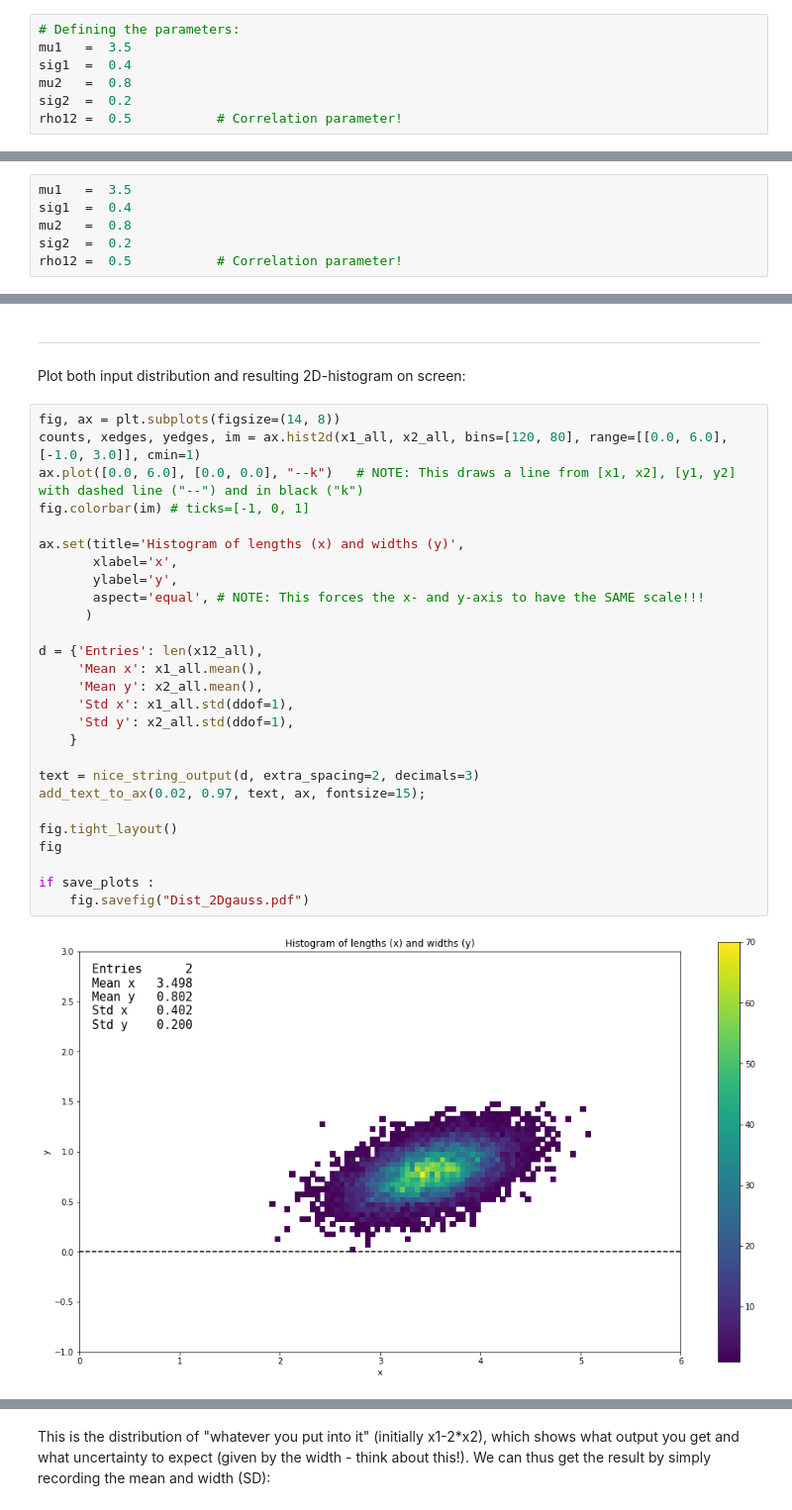
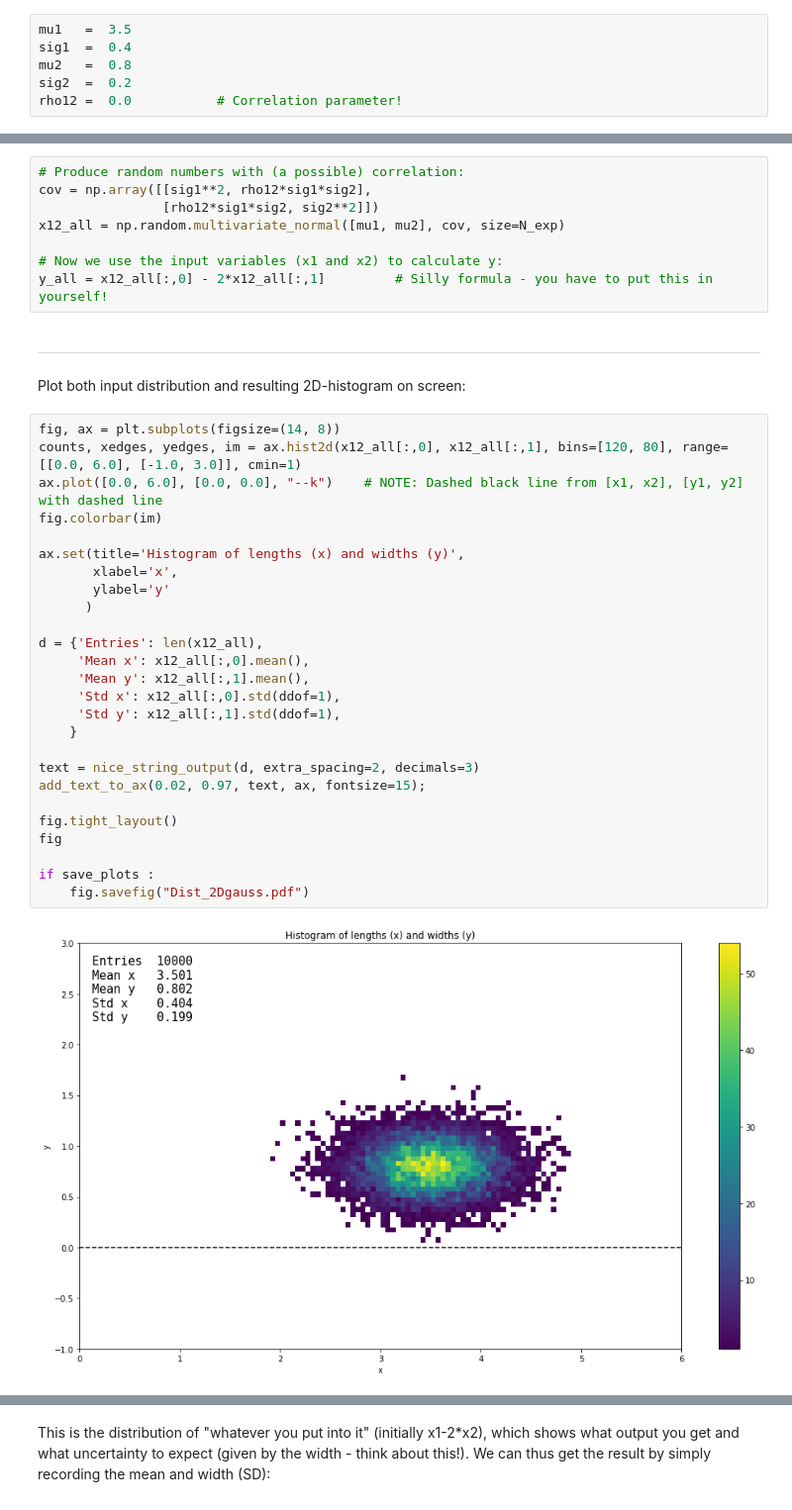
Before and after one commit to AppliedStatisticsNBI/AppStat2023, a Jupyter notebook: Week1/ErrorPropagation/ErrorPropagation_original.ipynb, the cells around one changed output, grey strips where cells are left out. Shown at 99% size. Cells and saved outputs as stored; diff of their text form.

```diff
--- a/Week1/ErrorPropagation/ErrorPropagation_original.ipynb
+++ b/Week1/ErrorPropagation/ErrorPropagation_original.ipynb
@@ -24,9 +24,8 @@ DO THE FOLLOWING ANALYTICAL EXERCISE FIRST!!!
 
 NOTE: This is a complete standard problem, that you will be asked to solve again and again in the course. For this reason, make sure that you understand how to do it, and become good at doing it reasonably fast.
 # %%
-# Defining the parameters:
 mu1   =  3.5
 sig1  =  0.4
 mu2   =  0.8
 sig2  =  0.2
-rho12 =  0.5           # Correlation parameter!
+rho12 =  0.0           # Correlation parameter!
@@ -118,6 +111,0 @@ Define parameters for two random numbers (Gaussianly distributed):
-# %%
-mu1   =  3.5
-sig1  =  0.4
-mu2   =  0.8
-sig2  =  0.2
-rho12 =  0.5           # Correlation parameter!
@@ -147,32 +123,39 @@ Note that the above is nothing more than a matrix multiplication written out! Al
+# %%
+# Produce random numbers with (a possible) correlation:
+cov = np.array([[sig1**2, rho12*sig1*sig2],
+                [rho12*sig1*sig2, sig2**2]])
+x12_all = np.random.multivariate_normal([mu1, mu2], cov, size=N_exp)
+
+# Now we use the input variables (x1 and x2) to calculate y:
+y_all = x12_all[:,0] - 2*x12_all[:,1]         # Silly formula - you have to put this in yourself!
 # %% [markdown]
 ***
 Plot both input distribution and resulting 2D-histogram on screen:
 # %%
 fig, ax = plt.subplots(figsize=(14, 8))
-counts, xedges, yedges, im = ax.hist2d(x1_all, x2_all, bins=[120, 80], range=[[0.0, 6.0], [-1.0, 3.0]], cmin=1)
-ax.plot([0.0, 6.0], [0.0, 0.0], "--k")   # NOTE: This draws a line from [x1, x2], [y1, y2] with dashed line ("--") and in black ("k")
-fig.colorbar(im) # ticks=[-1, 0, 1]
+counts, xedges, yedges, im = ax.hist2d(x12_all[:,0], x12_all[:,1], bins=[120, 80], range=[[0.0, 6.0], [-1.0, 3.0]], cmin=1)
+ax.plot([0.0, 6.0], [0.0, 0.0], "--k")    # NOTE: Dashed black line from [x1, x2], [y1, y2] with dashed line
+fig.colorbar(im)
 
 ax.set(title='Histogram of lengths (x) and widths (y)',
        xlabel='x',
-       ylabel='y',
-       aspect='equal', # NOTE: This forces the x- and y-axis to have the SAME scale!!!
+       ylabel='y'
       )
 
 d = {'Entries': len(x12_all),
-     'Mean x': x1_all.mean(),
-     'Mean y': x2_all.mean(),
-     'Std x': x1_all.std(ddof=1),
-     'Std y': x2_all.std(ddof=1),
+     'Mean x': x12_all[:,0].mean(),
+     'Mean y': x12_all[:,1].mean(),
+     'Std x': x12_all[:,0].std(ddof=1),
+     'Std y': x12_all[:,1].std(ddof=1),
     }
 
 text = nice_string_output(d, extra_spacing=2, decimals=3)
 add_text_to_ax(0.02, 0.97, text, ax, fontsize=15);
 
 fig.tight_layout()
 fig
 
 if save_plots :
     fig.savefig("Dist_2Dgauss.pdf")
 # %% [output]
-[figure, old version]
+[figure, new version]
```
Also changed, not shown: parts of 16 cells of this notebook, 1 other file.
